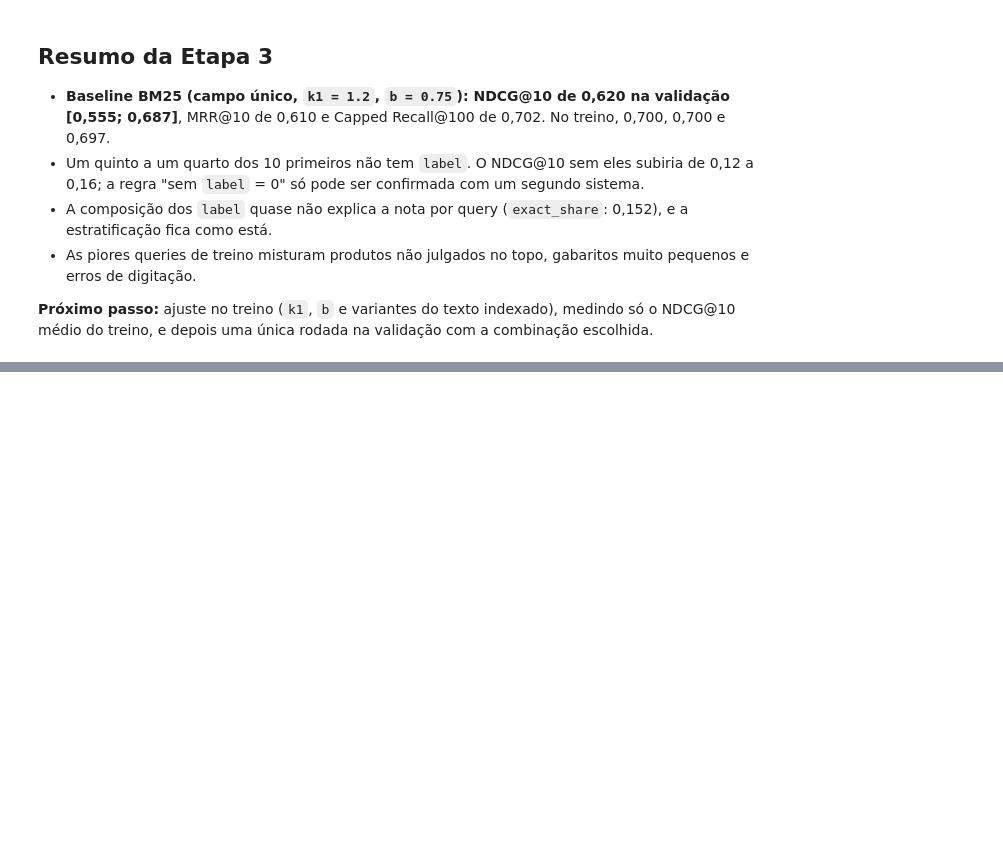
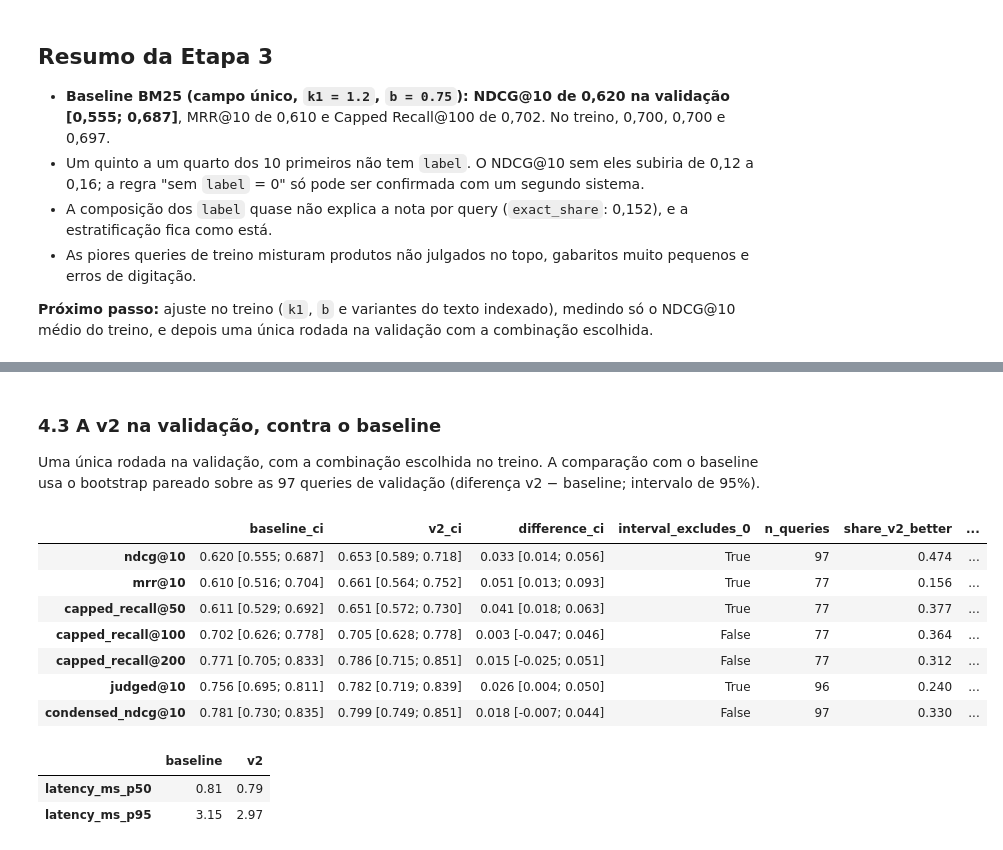
Before and after one commit to lubepe/ml_challenge, a Jupyter notebook: notebooks/02_bm25.ipynb, the cells around one changed output, grey strips where cells are left out. Saved outputs shown, nothing was run; the diff lists cells and outputs as text; code cells hidden in the pictures; blank space fills up the shorter version.

```diff
--- a/notebooks/02_bm25.ipynb
+++ b/notebooks/02_bm25.ipynb
@@ -651,0 +796,35 @@ display(worst[["query", "ndcg@10", "judged@10", "condensed_ndcg@10", "Exact", "P
+# %% [markdown]
+### 4.3 A v2 na validação, contra o baseline
+
+Uma única rodada na validação, com a combinação escolhida no treino. A comparação com o baseline usa o bootstrap pareado sobre as 97 queries de validação (diferença v2 − baseline; intervalo de 95%).
+# %%
+v2_index = retrieval.BM25Index(v2_tokens.index.to_list(), v2_tokens.to_list(),
+                               k1=float(chosen["k1"]), b=float(chosen["b"]), stem=True)
+
+def v2_search(query_text: str, k: int) -> list[int]:
+    return v2_index.search(query_text, k=k)["product_id"].tolist()
+
+validation_queries = evaluate.split_queries(queries, split_by_query, "validation")
+v2_validation = evaluate.evaluate_system(v2_search, validation_queries, labels_by_query)
+baseline_validation = per_query["validation"]
+
+metric_names = ["ndcg@10", "mrr@10", "capped_recall@50", "capped_recall@100", "capped_recall@200",
+                "judged@10", "condensed_ndcg@10"]
+v2_vs_baseline = evaluate.compare_systems(v2_validation, baseline_validation, metric_names, name_a="v2", name_b="baseline")
+display(v2_vs_baseline[["baseline_ci", "v2_ci", "difference_ci", "interval_excludes_0", "n_queries",
+                        "share_v2_better", "share_baseline_better"]].round(3))
+latency = pd.DataFrame({name: table["latency_ms"].quantile([0.5, 0.95]) for name, table in
+                        [("baseline", baseline_validation), ("v2", v2_validation)]})
+display(latency.rename(index={0.5: "latency_ms_p50", 0.95: "latency_ms_p95"}).round(2))
+# %% [output]
+|  | baseline_ci | v2_ci | difference_ci | interval_excludes_0 | n_queries | share_v2_better | ... |
+| ndcg@10 | 0.620 [0.555; 0.687] | 0.653 [0.589; 0.718] | 0.033 [0.014; 0.056] | True | 97 | 0.474 | ... |
+| mrr@10 | 0.610 [0.516; 0.704] | 0.661 [0.564; 0.752] | 0.051 [0.013; 0.093] | True | 77 | 0.156 | ... |
+| capped_recall@50 | 0.611 [0.529; 0.692] | 0.651 [0.572; 0.730] | 0.041 [0.018; 0.063] | True | 77 | 0.377 | ... |
+| capped_recall@100 | 0.702 [0.626; 0.778] | 0.705 [0.628; 0.778] | 0.003 [-0.047; 0.046] | False | 77 | 0.364 | ... |
+| capped_recall@200 | 0.771 [0.705; 0.833] | 0.786 [0.715; 0.851] | 0.015 [-0.025; 0.051] | False | 77 | 0.312 | ... |
+| judged@10 | 0.756 [0.695; 0.811] | 0.782 [0.719; 0.839] | 0.026 [0.004; 0.050] | True | 96 | 0.240 | ... |
+| condensed_ndcg@10 | 0.781 [0.730; 0.835] | 0.799 [0.749; 0.851] | 0.018 [-0.007; 0.044] | False | 97 | 0.330 | ... |
+|  | baseline | v2 |
+| latency_ms_p50 | 0.81 | 0.79 |
+| latency_ms_p95 | 3.15 | 2.97 |
```
Also changed, not shown: parts of 14 cells of this notebook, 10 other files.
